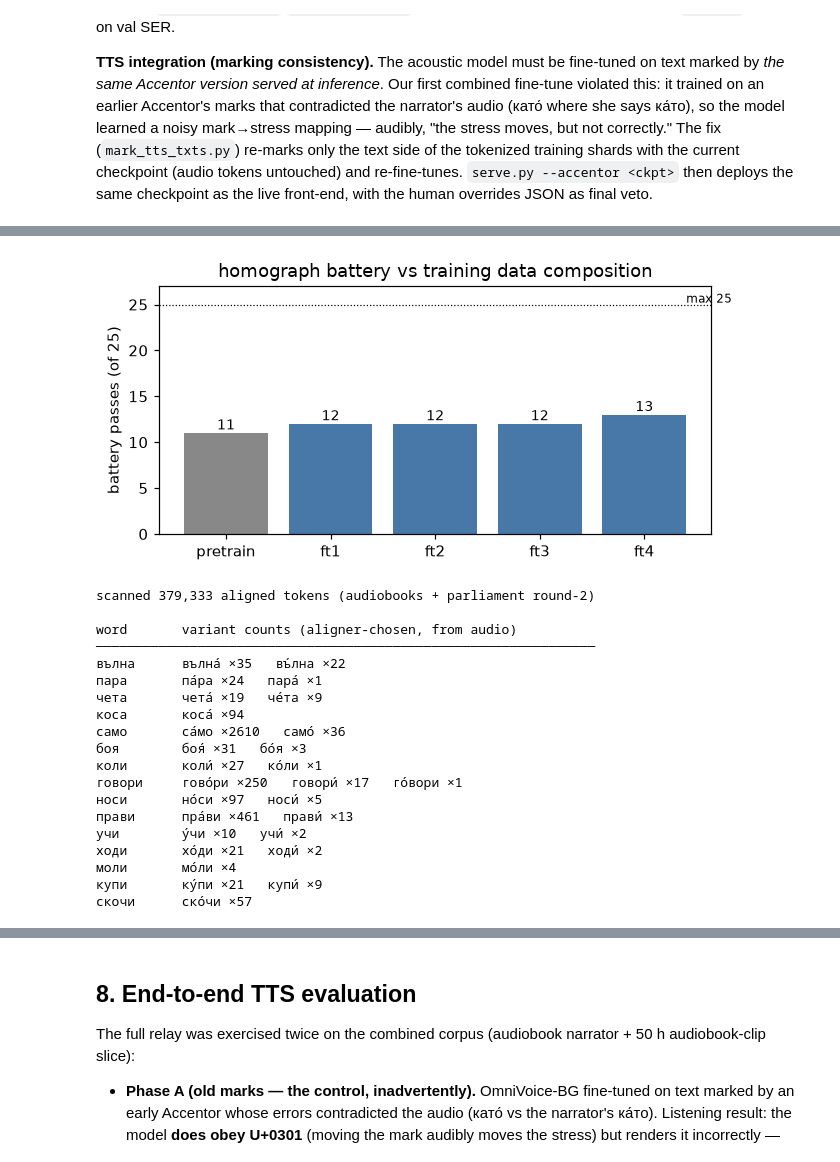
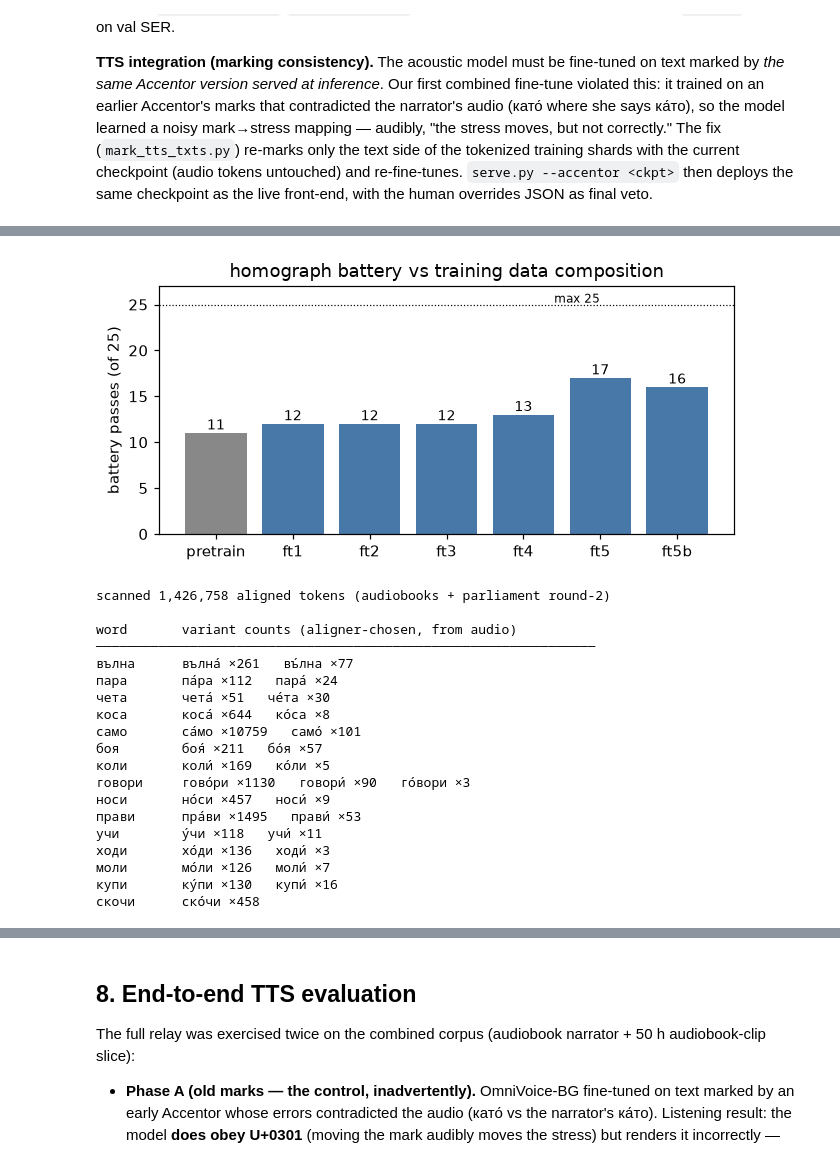
Before and after one commit to preslaff/omnivoice-bg, a Jupyter notebook: docs/BG_Accentor_Paper.ipynb, the cells around one changed output, grey strips where cells are left out. Drawn from its saved outputs; the diff is of its cells as text; code cells hidden in the pictures.

```diff
--- a/docs/BG_Accentor_Paper.ipynb
+++ b/docs/BG_Accentor_Paper.ipynb
@@ -157,7 +157,7 @@ if exists('data/bg_parliament/manifest.jsonl'):
     inv.append(('parliament sessions (crawled)', f'{len(rows)} sessions / {hrs:.0f} h'))
 
 # speech stress labels
-for p, name in [('data/kaldi/stress_labels.jsonl', 'audiobook stress labels (tri3b)'),
+for p, name in [('data/kaldi/stress_labels_ab400.jsonl', 'audiobook stress labels (full 400h, tri3b_comb)'),
                 ('data/kaldi/stress_labels_parliament2.jsonl', 'parliament stress labels (round 2)')]:
     if exists(p):
         n = sum(1 for _ in open(ROOT / p, encoding='utf-8'))
@@ -339,7 +394,7 @@ Seven training runs. Pretrains (100K steps): `accentor_text` (initial marking),
 # %%
 # Table 3 — best checkpoint per run (live from exp/*/metrics.jsonl)
 EXPS = ['accentor_text', 'accentor_text2', 'accentor_text3',
-        'accentor_ft', 'accentor_ft2', 'accentor_ft3', 'accentor_ft4']
+        'accentor_ft', 'accentor_ft2', 'accentor_ft3', 'accentor_ft4', 'accentor_ft5', 'accentor_ft5b']
 hdr = f"{'run':<16}{'step':>7}{'val_loss':>10}{'SER':>9}{'(n)':>10}{'zero_err':>10}{'(n)':>9}"
 print(hdr); print('─' * len(hdr))
 curves = {}
@@ -403,17 +467,17 @@ Per-class outcome at ft4: **solved** — all 3sg root readings, чета́/че
 # %%
 # Figure 2 — battery progression
-runs = ['pretrain', 'ft1', 'ft2', 'ft3', 'ft4']
-scores = [11, 12, 12, 12, 13]
+runs = ['pretrain', 'ft1', 'ft2', 'ft3', 'ft4', 'ft5', 'ft5b']
+scores = [11, 12, 12, 12, 13, 17, 16]
 fig, ax = plt.subplots(figsize=(6, 3))
-bars = ax.bar(runs, scores, color=['#888'] + ['#4878a8'] * 4)
+bars = ax.bar(runs, scores, color=['#888'] + ['#4878a8'] * 6)
 ax.axhline(25, ls=':', c='k', lw=0.8); ax.text(4.4, 25.2, 'max 25', fontsize=8)
 ax.set_ylim(0, 27); ax.set_ylabel('battery passes (of 25)')
 ax.set_title('homograph battery vs training data composition')
 for b, s in zip(bars, scores):
     ax.text(b.get_x() + b.get_width()/2, s + 0.4, str(s), ha='center', fontsize=9)
 plt.tight_layout(); plt.show()
 # %% [output]
-[figure, old version]
+[figure, new version]
 # %%
 # Table 4 — harvested homograph splits: both readings, from audio (live)
 # Reproduces the minority-coverage evidence: counts of each marked variant
@@ -422,7 +486,8 @@ WATCH = ['вълна', 'пара', 'чета', 'коса', 'само', 'боя',
          'говори', 'носи', 'прави', 'учи', 'ходи', 'моли', 'купи', 'скочи']
 counts = {w: collections.Counter() for w in WATCH}
 n_read = 0
-for p in ['data/kaldi/stress_labels.jsonl', 'data/kaldi/stress_labels_parliament2.jsonl']:
+# ab400 = full 400h audiobook alignment (supersedes the 63h stress_labels.jsonl)
+for p in ['data/kaldi/stress_labels_ab400.jsonl', 'data/kaldi/stress_labels_parliament2.jsonl']:
     if not exists(p): continue
     with open(ROOT / p, encoding='utf-8') as f:
         for line in f:
@@ -438,25 +503,25 @@ for w in WATCH:
         s = '   '.join(f'{v} ×{c}' for v, c in counts[w].most_common())
         print(f'{w:<10} {s}')
 # %% [output]
-scanned 379,333 aligned tokens (audiobooks + parliament round-2)
+scanned 1,426,758 aligned tokens (audiobooks + parliament round-2)
 
 word       variant counts (aligner-chosen, from audio)
 ────────────────────────────────────────────────────────────────
-вълна      вълна́ ×35   въ́лна ×22
-пара       па́ра ×24   пара́ ×1
-чета       чета́ ×19   че́та ×9
-коса       коса́ ×94
-само       са́мо ×2610   само́ ×36
-боя        боя́ ×31   бо́я ×3
-коли       коли́ ×27   ко́ли ×1
-говори     гово́ри ×250   говори́ ×17   го́вори ×1
-носи       но́си ×97   носи́ ×5
-прави      пра́ви ×461   прави́ ×13
-учи        у́чи ×10   учи́ ×2
-ходи       хо́ди ×21   ходи́ ×2
-моли       мо́ли ×4
-купи       ку́пи ×21   купи́ ×9
-скочи      ско́чи ×57
+вълна      вълна́ ×261   въ́лна ×77
+пара       па́ра ×112   пара́ ×24
+чета       чета́ ×51   че́та ×30
+коса       коса́ ×644   ко́са ×8
+само       са́мо ×10759   само́ ×101
+боя        боя́ ×211   бо́я ×57
+коли       коли́ ×169   ко́ли ×5
+говори     гово́ри ×1130   говори́ ×90   го́вори ×3
+носи       но́си ×457   носи́ ×9
+прави      пра́ви ×1495   прави́ ×53
+учи        у́чи ×118   учи́ ×11
+ходи       хо́ди ×136   ходи́ ×3
+моли       мо́ли ×126   моли́ ×7
+купи       ку́пи ×130   купи́ ×16
+скочи      ско́чи ×458
 # %% [markdown]
 ### 6.3 Out-of-domain generalization (parliament stenograms)
 
```
Also changed, not shown: parts of 9 cells of this notebook, 4 other files.
